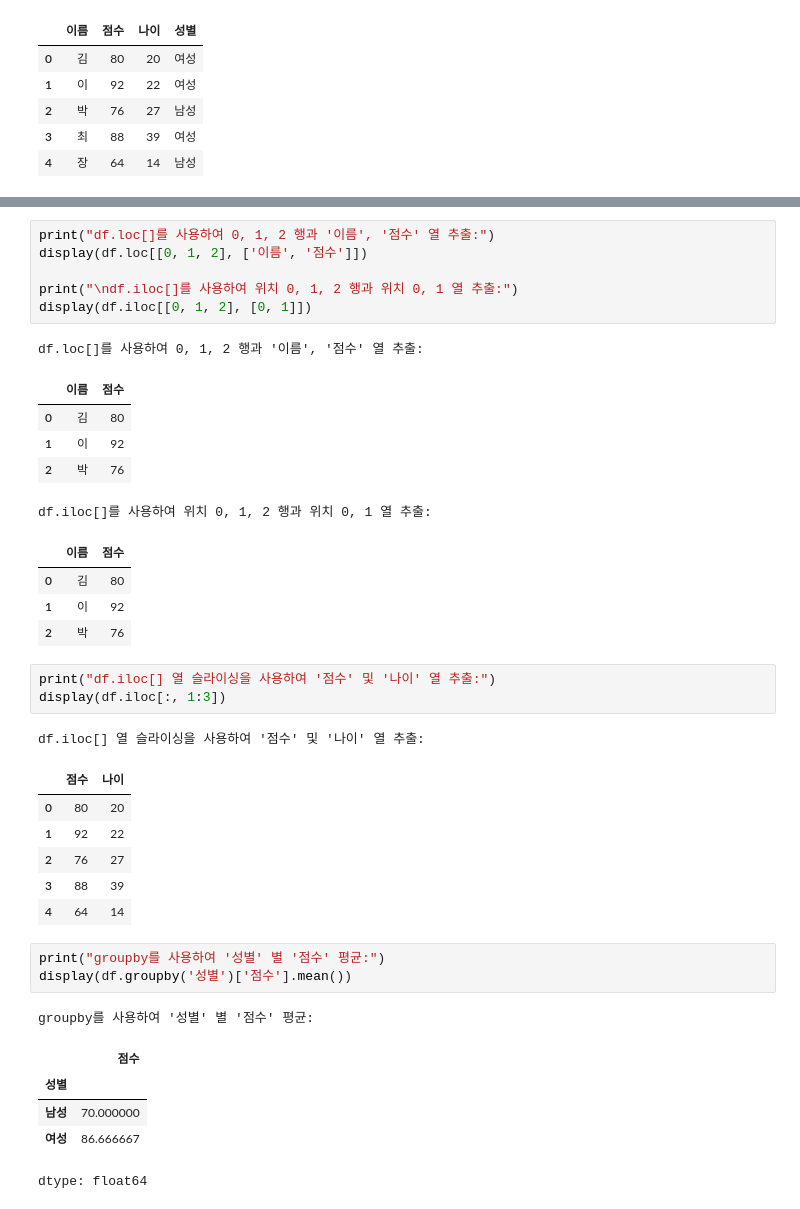
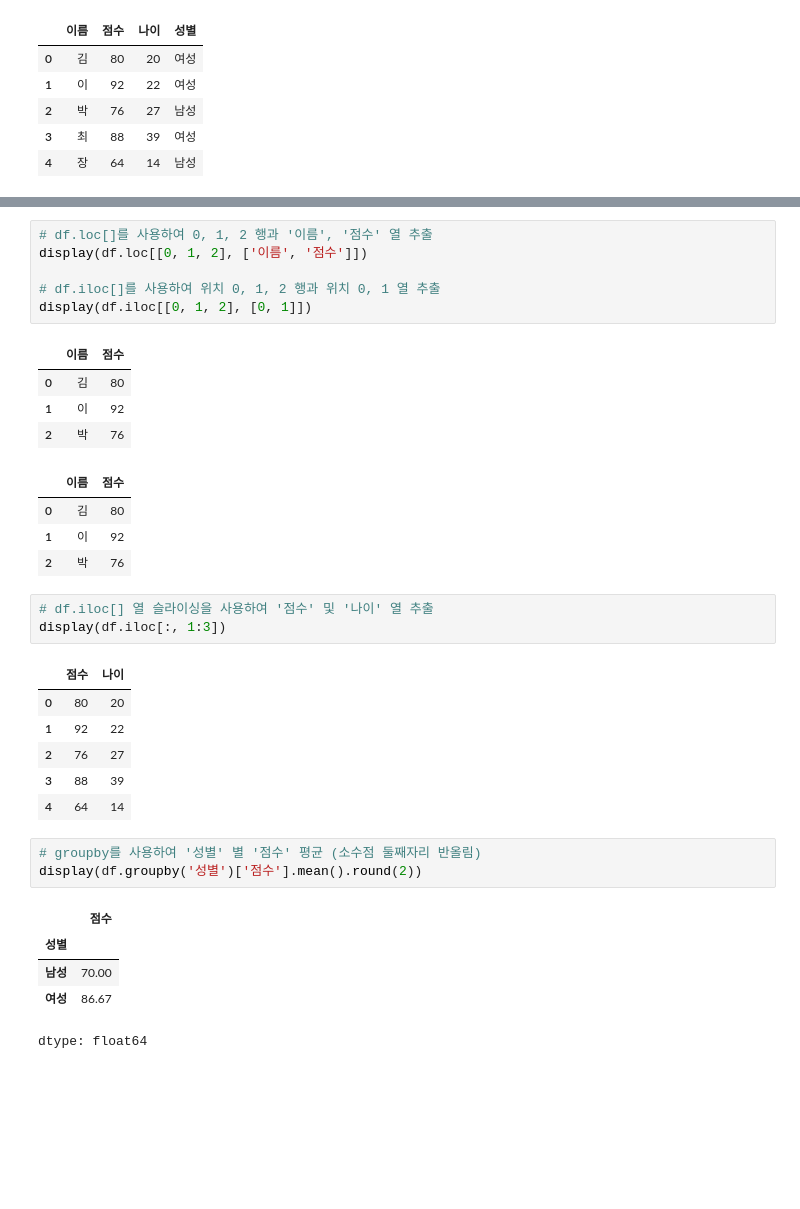
Before and after one commit to syeonris72/kwukdt, a Jupyter notebook: data-analysis/pandas-example/notebook/pandas-1.ipynb, the cells around one changed output, grey strips where cells are left out. Cells and saved outputs as stored; diff of their text form; blank space fills up the shorter version.

```diff
--- a/data-analysis/pandas-example/notebook/pandas-1.ipynb
+++ b/data-analysis/pandas-example/notebook/pandas-1.ipynb
@@ -136,25 +129,22 @@ dtype: object
 # %%
-print("df.loc[]를 사용하여 0, 1, 2 행과 '이름', '점수' 열 추출:")
+# df.loc[]를 사용하여 0, 1, 2 행과 '이름', '점수' 열 추출
 display(df.loc[[0, 1, 2], ['이름', '점수']])
 
-print("\ndf.iloc[]를 사용하여 위치 0, 1, 2 행과 위치 0, 1 열 추출:")
+# df.iloc[]를 사용하여 위치 0, 1, 2 행과 위치 0, 1 열 추출
 display(df.iloc[[0, 1, 2], [0, 1]])
 # %% [output]
-df.loc[]를 사용하여 0, 1, 2 행과 '이름', '점수' 열 추출:
 |  | 이름 | 점수 |
 | 0 | 김 | 80 |
 | 1 | 이 | 92 |
 | 2 | 박 | 76 |
-df.iloc[]를 사용하여 위치 0, 1, 2 행과 위치 0, 1 열 추출:
 |  | 이름 | 점수 |
 | 0 | 김 | 80 |
 | 1 | 이 | 92 |
 | 2 | 박 | 76 |
 # %%
-print("df.iloc[] 열 슬라이싱을 사용하여 '점수' 및 '나이' 열 추출:")
+# df.iloc[] 열 슬라이싱을 사용하여 '점수' 및 '나이' 열 추출
 display(df.iloc[:, 1:3])
 # %% [output]
-df.iloc[] 열 슬라이싱을 사용하여 '점수' 및 '나이' 열 추출:
 |  | 점수 | 나이 |
 | 0 | 80 | 20 |
 | 1 | 92 | 22 |
@@ -162,13 +152,12 @@ df.iloc[] 열 슬라이싱을 사용하여 '점수' 및 '나이' 열 추출:
 | 3 | 88 | 39 |
 | 4 | 64 | 14 |
 # %%
-print("groupby를 사용하여 '성별' 별 '점수' 평균:")
-display(df.groupby('성별')['점수'].mean())
+# groupby를 사용하여 '성별' 별 '점수' 평균 (소수점 둘째자리 반올림)
+display(df.groupby('성별')['점수'].mean().round(2))
 # %% [output]
+|  | 점수 |
+| 성별 |  |
+| 남성 | 70.00 |
+| 여성 | 86.67 |
-groupby를 사용하여 '성별' 별 '점수' 평균:
+dtype: float64
-|  | 점수 |
-| 성별 |  |
-| 남성 | 70.000000 |
-| 여성 | 86.666667 |
-dtype: float64
 # %%
```
Also changed, not shown: parts of 8 cells of this notebook.
